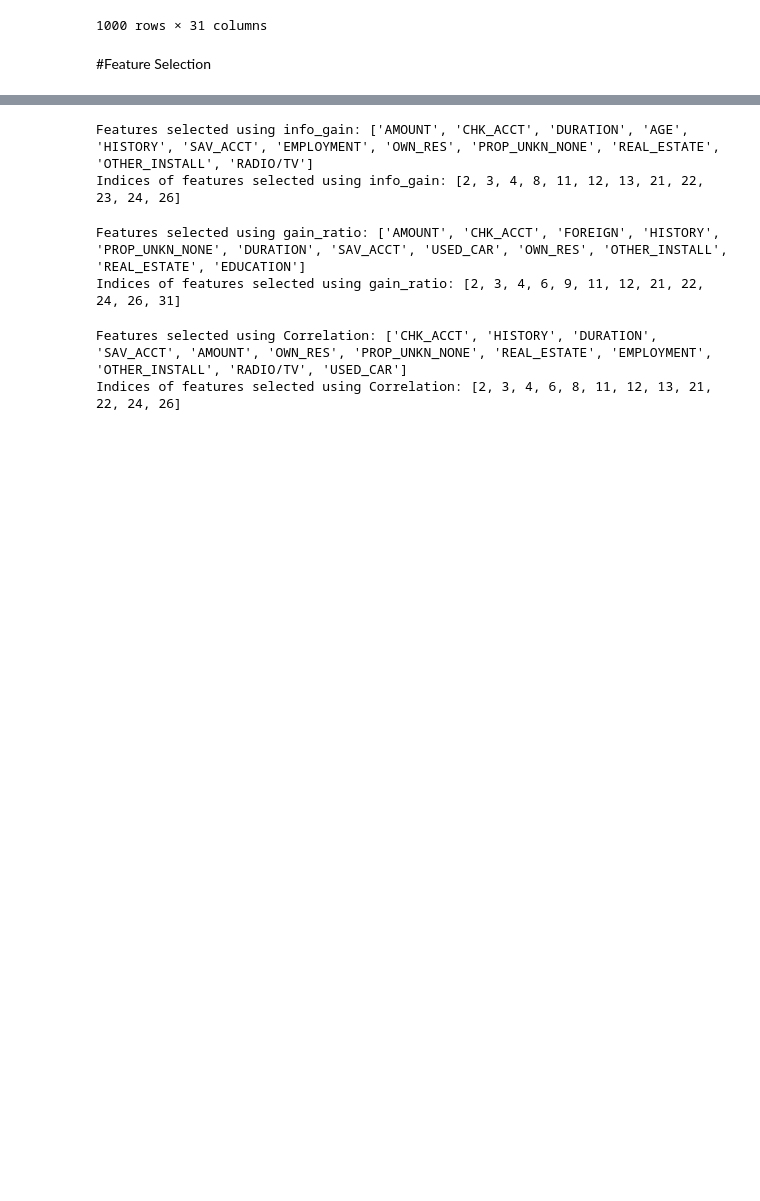
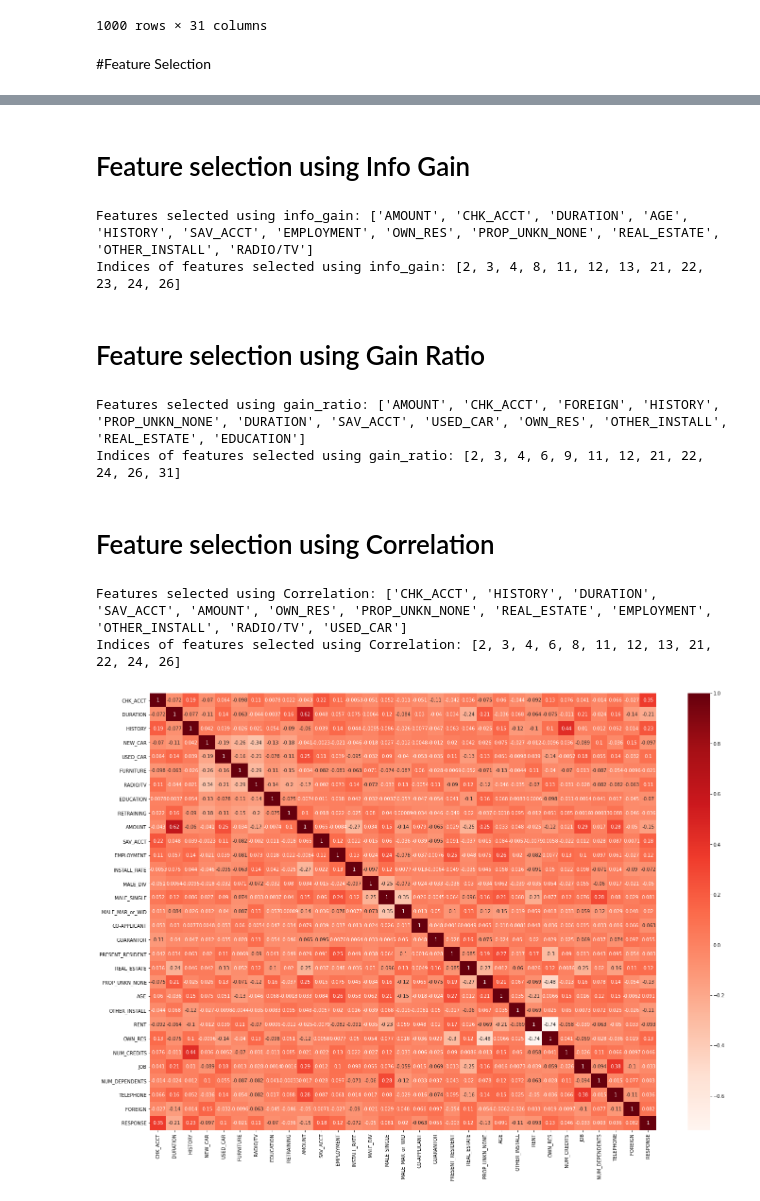
Before and after one commit to NAshwinKumar/credit_risk_assessment, a Jupyter notebook: HGANN.ipynb, the cells around one changed output, grey strips where cells are left out. Drawn from its saved outputs; the diff is of its cells as text; code cells hidden in the pictures; blank space fills up the shorter version.

Commit message:
updated feature selection using gini index, info gain, gain ratio and correlatio

```diff
--- a/HGANN.ipynb
+++ b/HGANN.ipynb
@@ -154,4 +167,6 @@ features selected using gini index: ['CHK_ACCT', 'HISTORY', 'DURATION', 'AMOUNT'
 Indices of features selected using gini index: [2, 3, 4, 8, 11, 12, 13, 21, 22, 23, 24, 26]
+# %% [markdown]
+# Feature selection using Info Gain
 # %%
 info_gain = compute_info_gain(data.drop('RESPONSE',axis=1),data['RESPONSE'])
 info_gain_sorted = sorted(info_gain.items(), key=lambda x: x[1], reverse=True)
@@ -165,6 +180,8 @@ print("Indices of features selected using info_gain:", selected_features_indices
 # %% [output]
 Features selected using info_gain: ['AMOUNT', 'CHK_ACCT', 'DURATION', 'AGE', 'HISTORY', 'SAV_ACCT', 'EMPLOYMENT', 'OWN_RES', 'PROP_UNKN_NONE', 'REAL_ESTATE', 'OTHER_INSTALL', 'RADIO/TV']
 Indices of features selected using info_gain: [2, 3, 4, 8, 11, 12, 13, 21, 22, 23, 24, 26]
+# %% [markdown]
+# Feature selection using Gain Ratio
 # %%
 gain_ratio = compute_gain_ratio(data.drop('RESPONSE',axis=1),data['RESPONSE'],info_gain)
 gain_ratio_sorted = sorted(gain_ratio.items(), key=lambda x: x[1], reverse=True)
@@ -178,19 +195,27 @@ print("Indices of features selected using gain_ratio:", selected_features_indice
 # %% [output]
 Features selected using gain_ratio: ['AMOUNT', 'CHK_ACCT', 'FOREIGN', 'HISTORY', 'PROP_UNKN_NONE', 'DURATION', 'SAV_ACCT', 'USED_CAR', 'OWN_RES', 'OTHER_INSTALL', 'REAL_ESTATE', 'EDUCATION']
 Indices of features selected using gain_ratio: [2, 3, 4, 6, 9, 11, 12, 21, 22, 24, 26, 31]
+# %% [markdown]
+# Feature selection using Correlation
 # %%
 cor = data.corr()
 cor_target = abs(cor["RESPONSE"])
 
 selected_features_cor = cor_target.sort_values(ascending=False)[:13].index.values
 selected_features_cor = np.delete(selected_features_cor,0).tolist()
 print("Features selected using Correlation:",selected_features_cor)
 
 
 selected_features_indices_cor = [data.columns.get_loc(c) for c in selected_features_cor if c in data]
 selected_features_indices_cor.sort()
 selected_features_indices_cor = [i+2 for i in selected_features_indices_cor]
 print("Indices of features selected using Correlation:", selected_features_indices_cor)
+
+
+plt.figure(figsize=(24,17))
+sns.heatmap(cor, annot=True, cmap=plt.cm.Reds)
+plt.show()
 # %% [output]
 Features selected using Correlation: ['CHK_ACCT', 'HISTORY', 'DURATION', 'SAV_ACCT', 'AMOUNT', 'OWN_RES', 'PROP_UNKN_NONE', 'REAL_ESTATE', 'EMPLOYMENT', 'OTHER_INSTALL', 'RADIO/TV', 'USED_CAR']
 Indices of features selected using Correlation: [2, 3, 4, 6, 8, 11, 12, 13, 21, 22, 24, 26]
+[figure, added]
```
Also changed, not shown: parts of 14 cells of this notebook.
